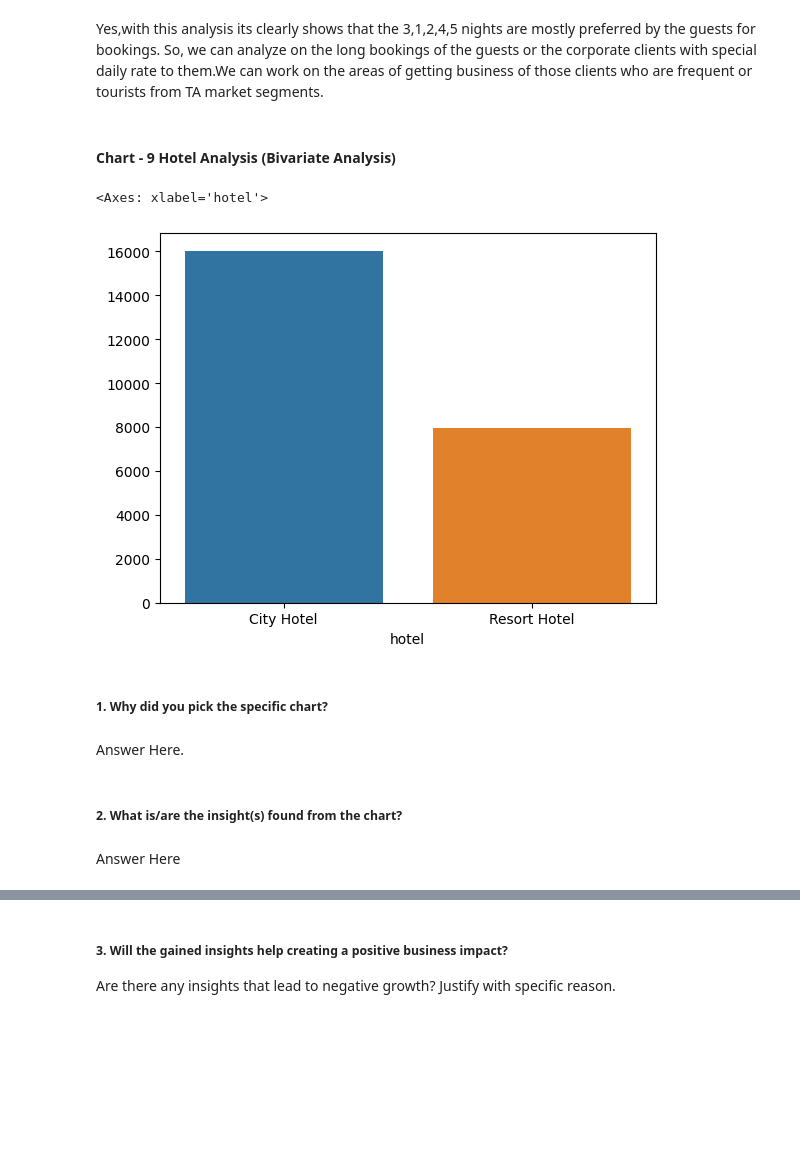
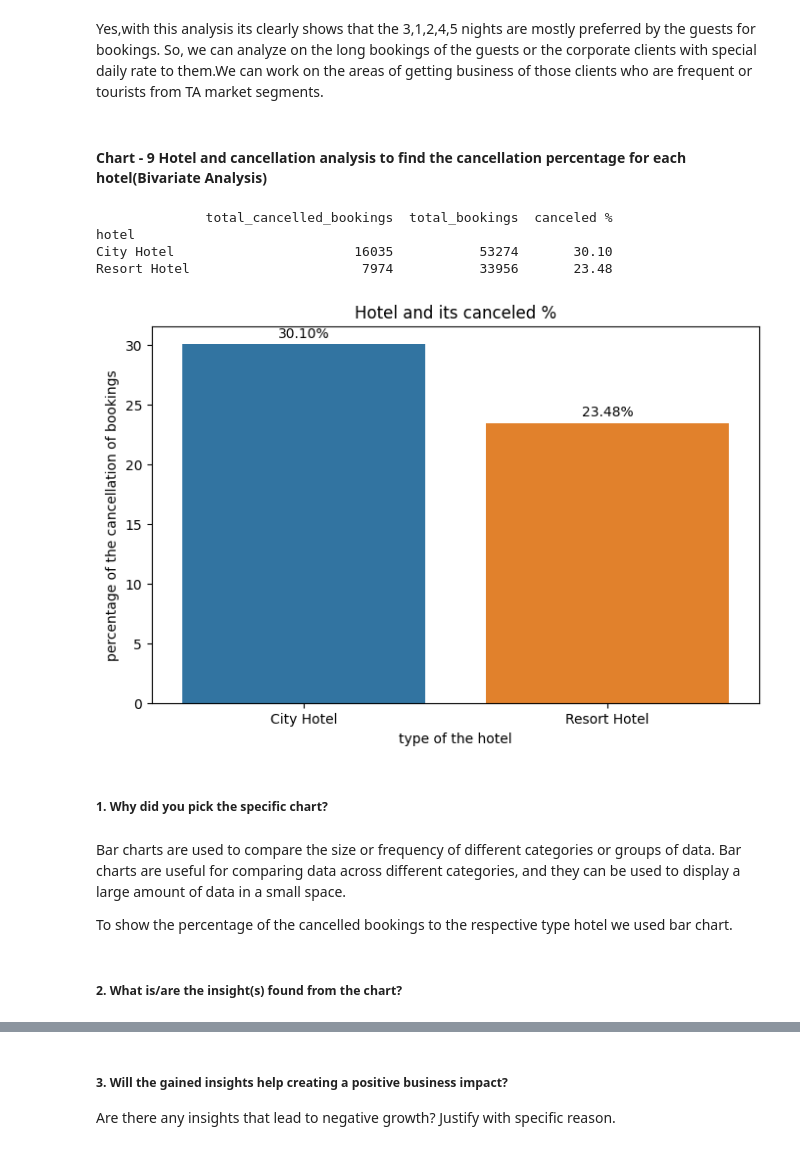
Before and after one commit to Jamal1018/EDA_Hotel_booking_analysis, a Jupyter notebook: EDA_on_Hotel_Booking_Analysis.ipynb, the cells around one changed output, grey strips where cells are left out. Cells and saved outputs as stored; diff of their text form; code cells hidden in the pictures; blank space fills up the shorter version.

```diff
--- a/EDA_on_Hotel_Booking_Analysis.ipynb
+++ b/EDA_on_Hotel_Booking_Analysis.ipynb
@@ -814,24 +813,45 @@ Are there any insights that lead to negative growth? Justify with specific reaso
 # %% [markdown]
 Yes,with this analysis its clearly shows that the 3,1,2,4,5 nights are mostly preferred by the guests for bookings. So, we can analyze on the long bookings of the guests or the corporate clients with special daily rate to them.We can work on the areas of getting business of those clients who are frequent or tourists from TA market segments.
 # %% [markdown]
-#### Chart - 9 Hotel Analysis (Bivariate Analysis)
+#### Chart - 9 Hotel and cancellation analysis to find the cancellation percentage for each hotel(Bivariate Analysis)
-# %%
-#visualization on the calculating of cancellation percentage
-df_cancel = df[df['is_canceled'] == 1]
-count_cancel= df_cancel.groupby('hotel').size()
-
-x = count_cancel.index
-y = count_cancel.values
-
-sns.barplot(x=x,y=y)
-# %% [output]
-<Axes: xlabel='hotel'>
-[figure, removed]
+# %%
+#visualization on the Hotel analysis
+# Selecting and counting total cancelled booking for each hotel
+df_cancel = df[df['is_canceled'] == 1]
+cancel_grp = df_cancel.groupby('hotel')
+df_canceled = pd.DataFrame(cancel_grp.size()).rename(columns = {0:'total_cancelled_bookings'})
+
+# counting total number of bookings for each hotel
+df_total_bookings = pd.DataFrame(df.groupby('hotel').size()).rename(columns = {0 : 'total_bookings'})
+df_final = pd.concat([df_canceled,df_total_bookings],axis = 1)
+
+# calculating the percentage of canceled bookings and adding a new collumn to dataframe 'df_final'
+df_final['canceled %'] = round(df_final['total_cancelled_bookings']/df_final['total_bookings'] * 100,2)
+print(df_final)
+
+# plotting bar chart to represent the cancelled % of each hotel
+plt.figure(figsize = (8,5))
+plots = sns.barplot(x = df_final.index, y = df_final['canceled %'])
+for bar in plots.patches:
+  plots.annotate(f'{format(bar.get_height(),".2f")}%',
+                 (bar.get_x() + bar.get_width()/2, bar.get_height()),
+                 size = 10, xytext = (0,8),ha = 'center', va = 'center',
+                 textcoords = 'offset points')
+plt.title('Hotel and its canceled %')
+plt.xlabel('type of the hotel')
+plt.ylabel('percentage of the cancellation of bookings')
+plt.show()
+# %% [output]
+              total_cancelled_bookings  total_bookings  canceled %
+hotel
+City Hotel                       16035           53274       30.10
+Resort Hotel                      7974           33956       23.48
+[figure, added]
 # %% [markdown]
 ##### 1. Why did you pick the specific chart?
-# %% [markdown]
-Answer Here.
+# %% [markdown]
+Bar charts are used to compare the size or frequency of different categories or groups of data. Bar charts are useful for comparing data across different categories, and they can be used to display a large amount of data in a small space.
+
+To show the percentage of the cancelled bookings to the respective type hotel we used bar chart.
 # %% [markdown]
 ##### 2. What is/are the insight(s) found from the chart?
-# %% [markdown]
-Answer Here
```
Also changed, not shown: parts of 10 cells of this notebook.
